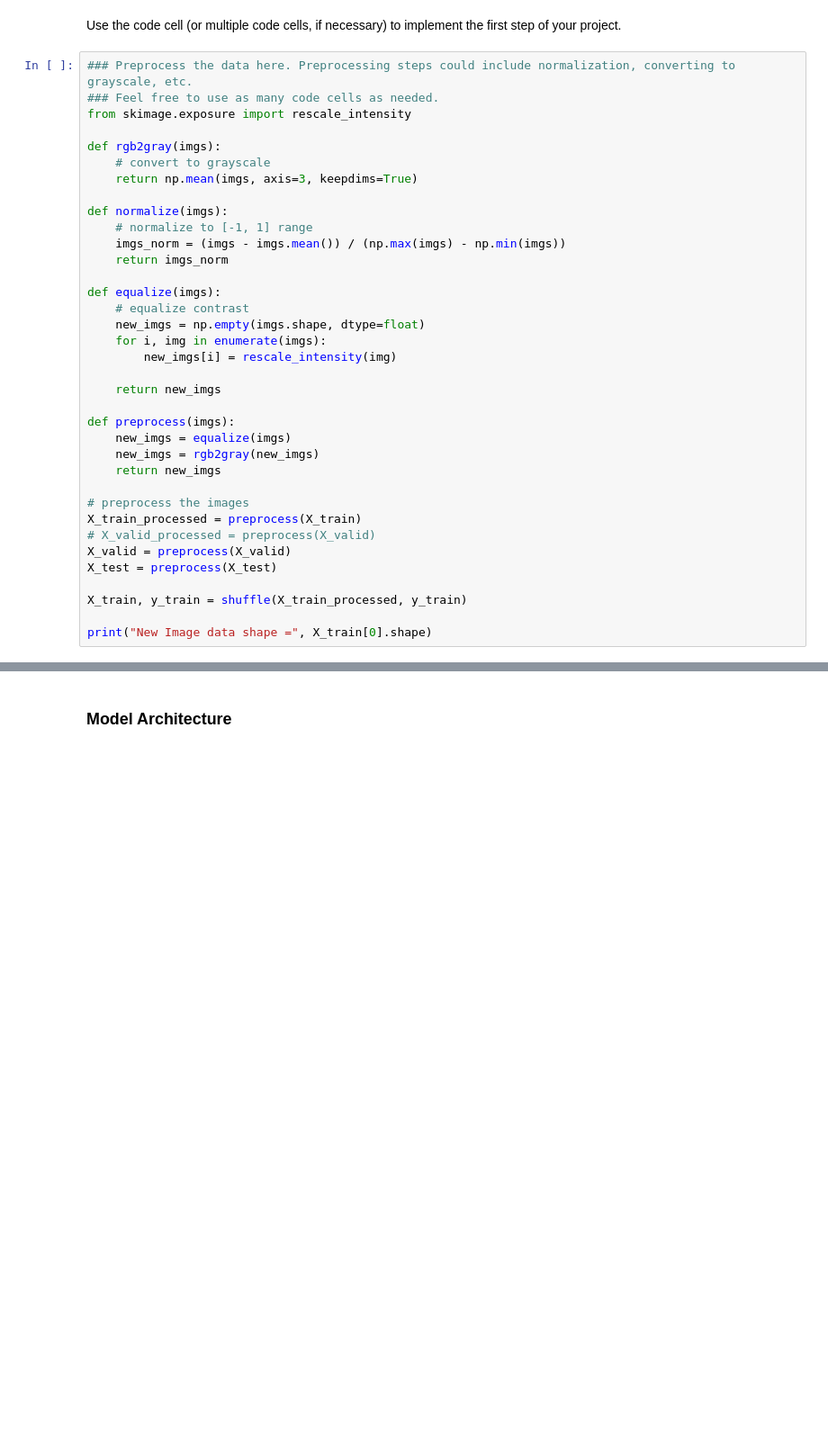
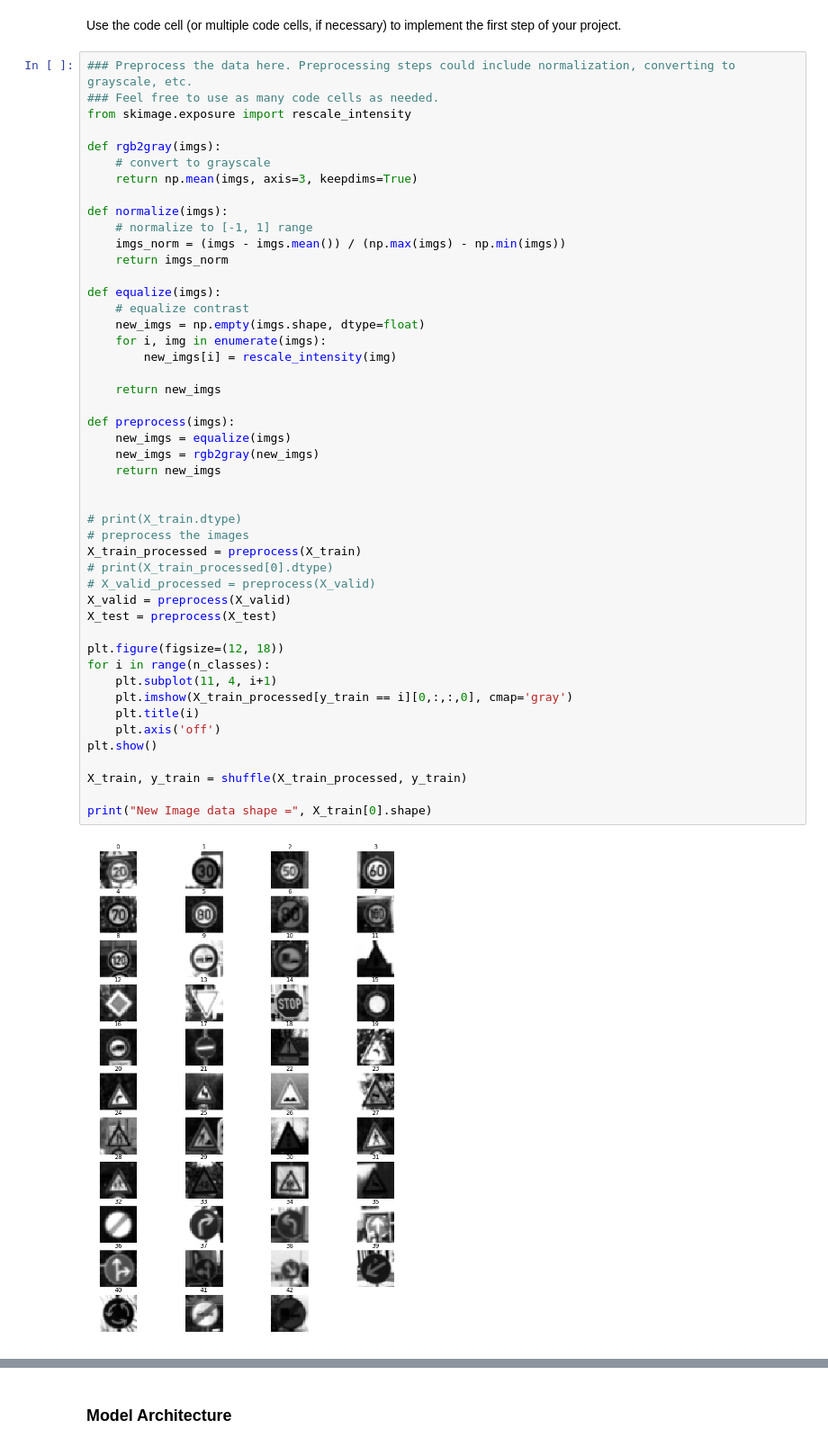
Before and after one commit to sim4life/CarND-Traffic-Sign-Classifier-Project, a Jupyter notebook: Traffic_Sign_Classifier.ipynb, the cells around one changed output, grey strips where cells are left out. Shown: that part at 90% size. Saved outputs shown, nothing was run; the diff lists cells and outputs as text; blank space fills up the shorter version.

Commit message:
Display images

```diff
--- a/Traffic_Sign_Classifier.ipynb
+++ b/Traffic_Sign_Classifier.ipynb
@@ -181,33 +183,45 @@ def rgb2gray(imgs):
     return np.mean(imgs, axis=3, keepdims=True)
 
 def normalize(imgs):
     # normalize to [-1, 1] range
     imgs_norm = (imgs - imgs.mean()) / (np.max(imgs) - np.min(imgs))
     return imgs_norm
 
 def equalize(imgs):
     # equalize contrast
     new_imgs = np.empty(imgs.shape, dtype=float)
     for i, img in enumerate(imgs):
         new_imgs[i] = rescale_intensity(img)
 
     return new_imgs
 
 def preprocess(imgs):
     new_imgs = equalize(imgs)
     new_imgs = rgb2gray(new_imgs)
     return new_imgs
 
+
+# print(X_train.dtype)
 # preprocess the images
 X_train_processed = preprocess(X_train)
+# print(X_train_processed[0].dtype)
 # X_valid_processed = preprocess(X_valid)
 X_valid = preprocess(X_valid)
 X_test = preprocess(X_test)
 
+plt.figure(figsize=(12, 18))
+for i in range(n_classes):
+    plt.subplot(11, 4, i+1)
+    plt.imshow(X_train_processed[y_train == i][0,:,:,0], cmap='gray')
+    plt.title(i)
+    plt.axis('off')
+plt.show()
+
 X_train, y_train = shuffle(X_train_processed, y_train)
 
 print("New Image data shape =", X_train[0].shape)
 # %% [output]
+[figure, added]
 New Image data shape = (32, 32, 1)
 # %% [markdown]
 ### Model Architecture
```
Also changed, not shown: parts of 6 cells of this notebook, 7 other files.
